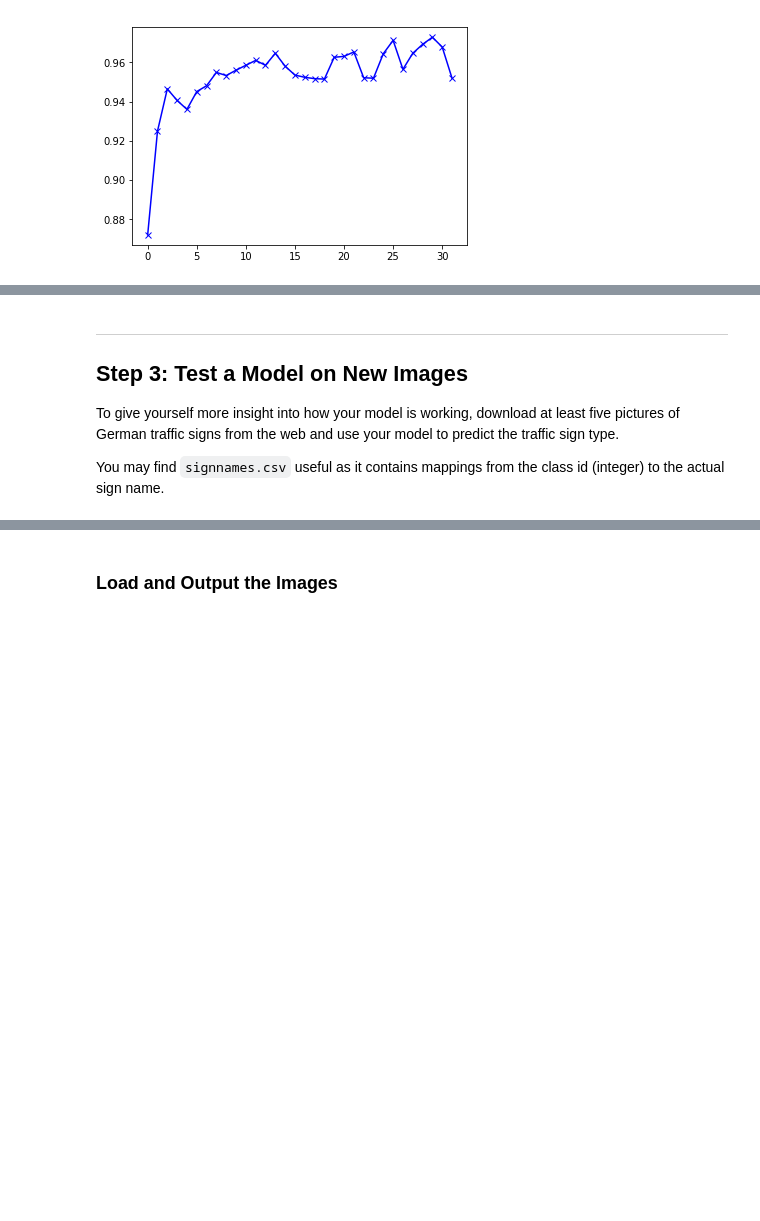
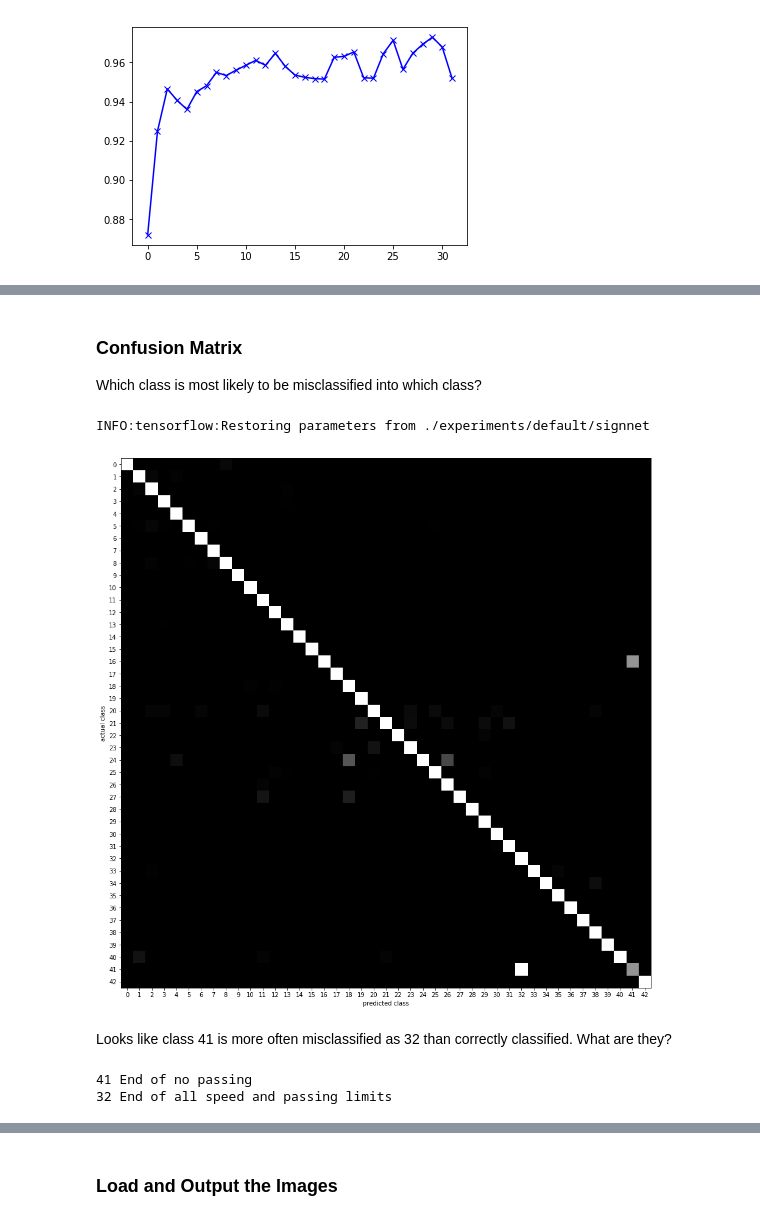
Before and after one commit to ryanotron/udsdc_p3_traffic_sign_classifier, a Jupyter notebook: Traffic_Sign_Classifier.ipynb, the cells around one changed output, grey strips where cells are left out. Cells and saved outputs as stored; diff of their text form; code cells hidden in the pictures; blank space fills up the shorter version.

```diff
--- a/Traffic_Sign_Classifier.ipynb
+++ b/Traffic_Sign_Classifier.ipynb
@@ -474,8 +481,44 @@ Model saved!
-# %% [markdown]
----
-
-## Step 3: Test a Model on New Images
-
-To give yourself more insight into how your model is working, download at least five pictures of German traffic signs from the web and use your model to predict the traffic sign type.
-
-You may find `signnames.csv` useful as it contains mappings from the class id (integer) to the actual sign name.
+# %% [markdown]
+### Confusion Matrix
+
+Which class is most likely to be misclassified into which class?
+# %%
+confusion = np.zeros((43, 43))
+
+with tf.Session() as sess:
+    saver.restore(sess, './experiments/default/signnet')
+    num_sample = len(X_valid_normal)
+
+    yhat_valid = []
+    for i_bat in range(0, num_sample, BATCH_SIZE):
+        end = i_bat + BATCH_SIZE
+        x_bat, y_bat = X_valid_normal[i_bat:end], y_valid[i_bat:end]
+        bat_logits = sess.run(logits, feed_dict={x: x_bat, keep_prob: 1.0})
+        bat_classes = sess.run(tf.argmax(bat_logits, 1))
+
+        yhat_valid += list(bat_classes)
+# %% [output]
+INFO:tensorflow:Restoring parameters from ./experiments/default/signnet
+# %%
+for yv, yhat in zip(y_valid, yhat_valid):
+    confusion[yv, yhat] += 1
+
+for i in range(len(confusion)):
+    confusion[i, :] = 255*confusion[i, :]/np.max(confusion[i, :])
+
+plt.figure(figsize=(16, 16));plt.imshow(confusion, cmap='gray')
+plt.gca().set_xticks(range(0, 43))
+plt.gca().set_yticks(range(0, 43))
+plt.gca().set_ylabel('actual class')
+plt.gca().set_xlabel('predicted class')
+print()
+# %% [output]
+[figure, added]
+# %% [markdown]
+Looks like class 41 is more often misclassified as 32 than correctly classified. What are they?
+# %%
+print('41', signnames[41])
+print('32', signnames[32])
+# %% [output]
+41 End of no passing
+32 End of all speed and passing limits
```
Also changed, not shown: parts of 20 cells of this notebook, 6 other files.
